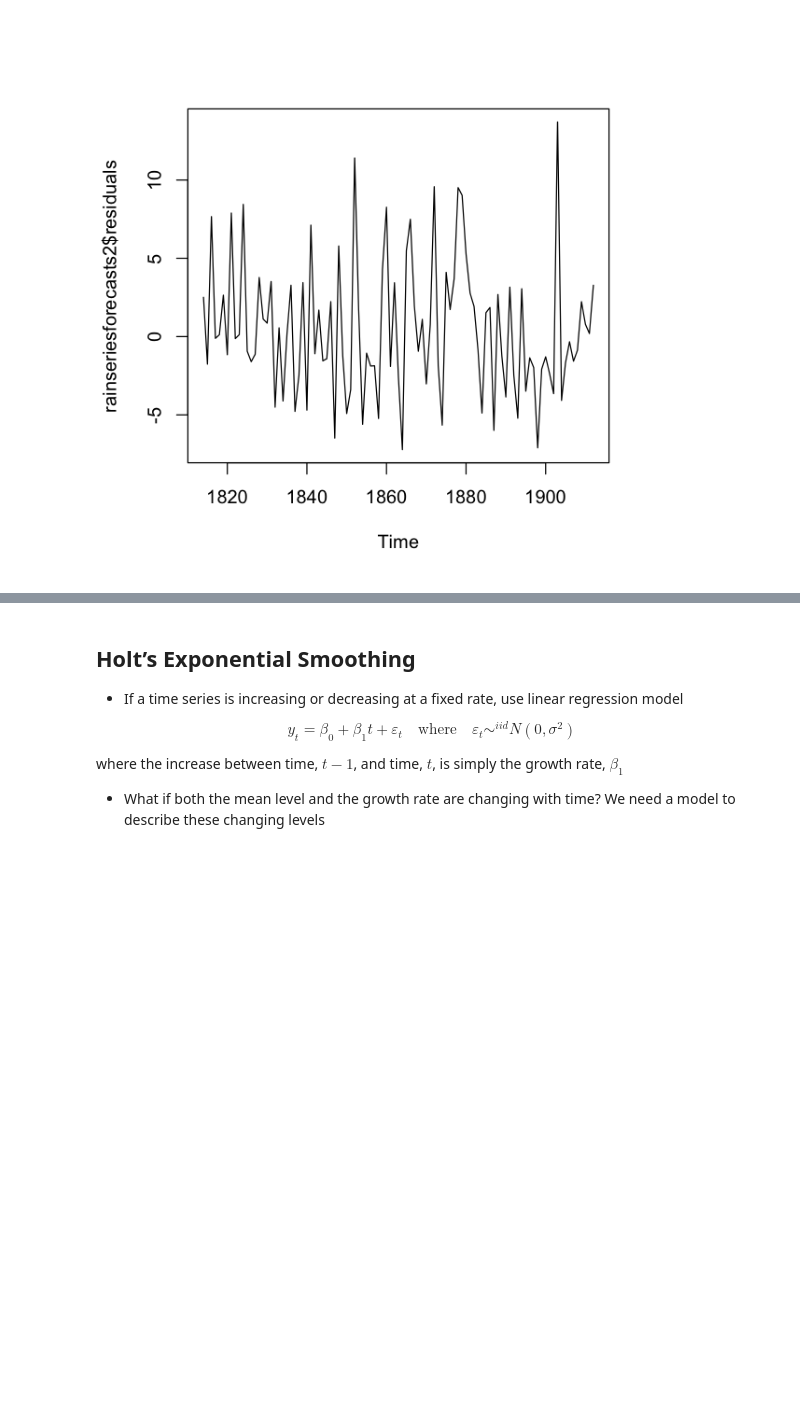
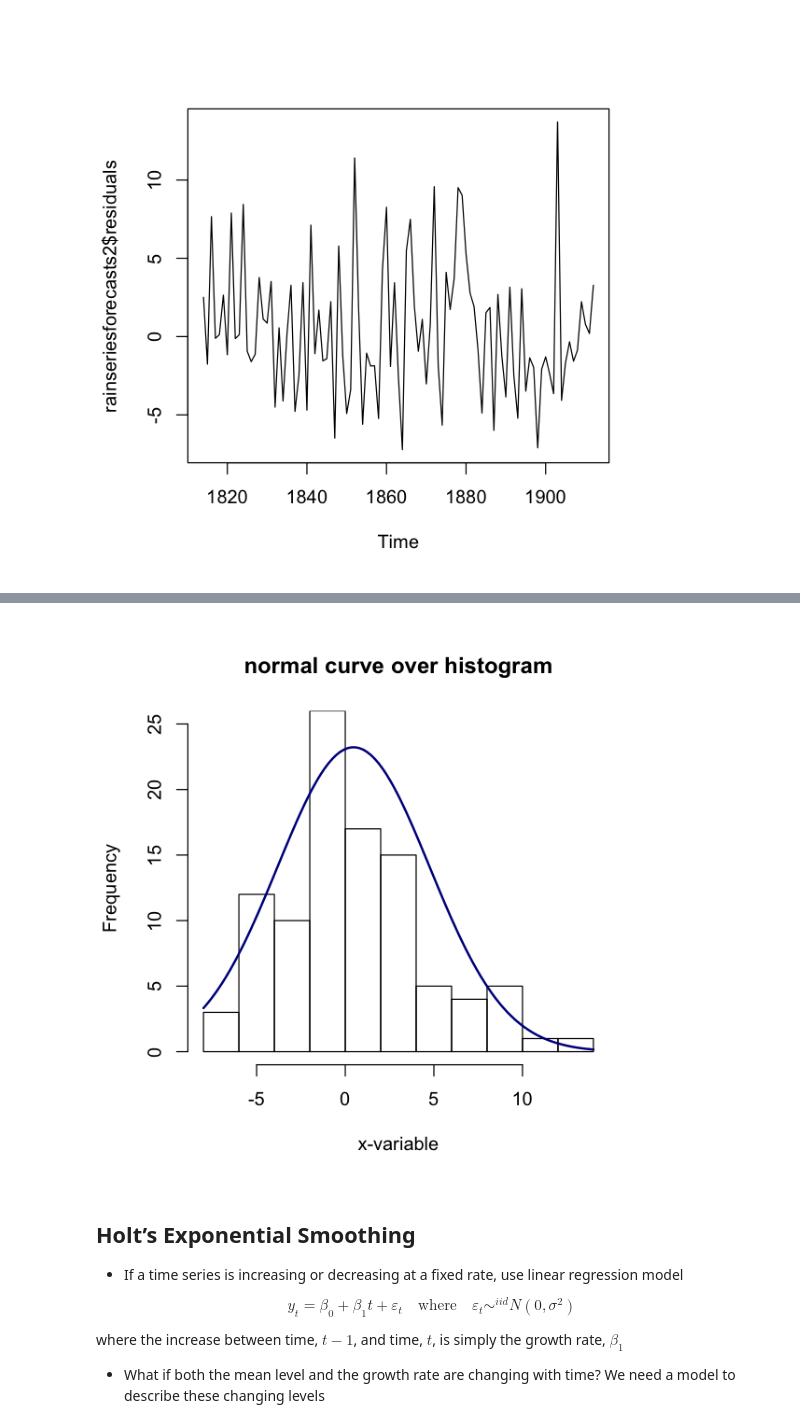
Before and after one commit to natemiller/DSCI6008-student, a Jupyter notebook: week5-TimeSeries/5.2-ExpSmoothing/DSCI6008-5.2-Lecture_NateMiller.ipynb, the cells around one changed output, grey strips where cells are left out. Drawn from its saved outputs; the diff is of its cells as text; code cells hidden in the pictures; blank space fills up the shorter version.

```diff
--- a/week5-TimeSeries/5.2-ExpSmoothing/DSCI6008-5.2-Lecture_NateMiller.ipynb
+++ b/week5-TimeSeries/5.2-ExpSmoothing/DSCI6008-5.2-Lecture_NateMiller.ipynb
@@ -209,0 +210,2 @@ hist(rainseriesforecasts2$residuals)
+# %%
+x <- seq(-10, 10, length=100)
@@ -210,3 +235,14 @@ hist(rainseriesforecasts2$residuals)
+# %%
+g = rainseriesforecasts2$residuals
+m = mean(g)
+std = sqrt(var(g))
+hist(g,
+     xlab="x-variable", ylim=c(0, 25),
+     main="normal curve over histogram")
+curve(dnorm(x, mean=m, sd=std) * 250,
+      col="darkblue", lwd=2, add=TRUE, yaxt="n")
+# %% [output]
+[figure, added]
 # %% [markdown]
 ## Holt’s Exponential Smoothing
 
```
Also changed, not shown: parts of 2 cells of this notebook, 6 other files.
